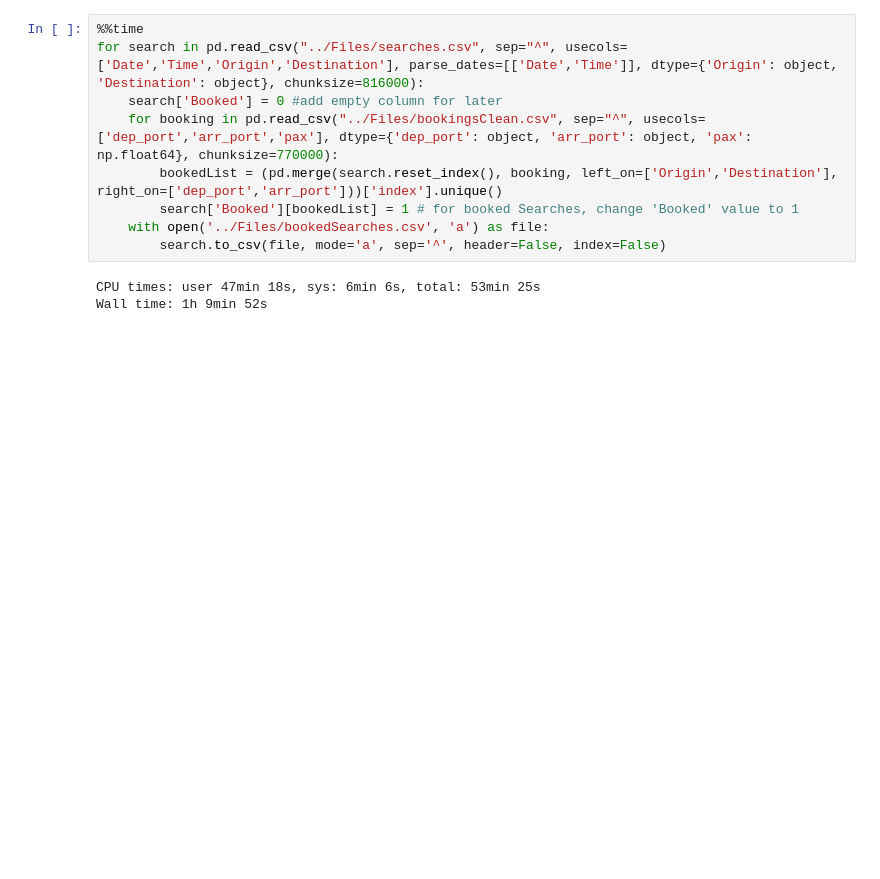
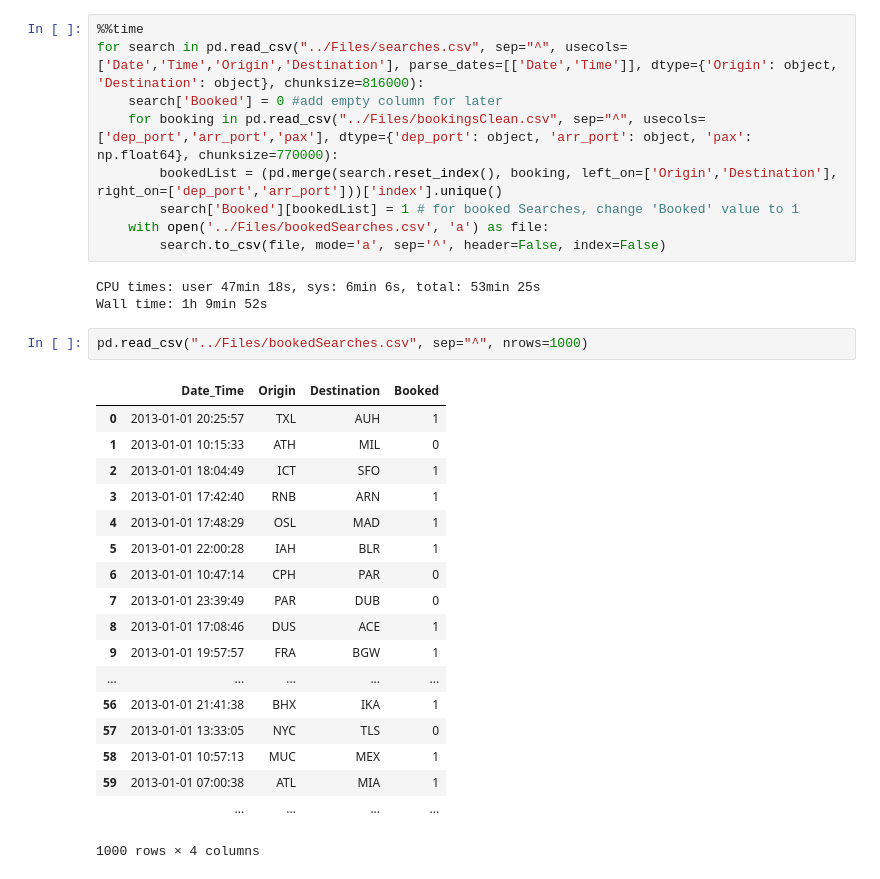
Before and after one commit to lorenzoritter/datachallenge, a Jupyter notebook: Code/AmadeusDataChallenge-Sandbox.ipynb, the cells around one changed output. Cells and saved outputs as stored; diff of their text form; blank space fills up the shorter version.

```diff
--- a/Code/AmadeusDataChallenge-Sandbox.ipynb
+++ b/Code/AmadeusDataChallenge-Sandbox.ipynb
@@ -143,3 +143,24 @@ for search in pd.read_csv("../Files/searches.csv", sep="^", usecols=['Date','Tim
 # %% [output]
 CPU times: user 47min 18s, sys: 6min 6s, total: 53min 25s
 Wall time: 1h 9min 52s
+# %%
+pd.read_csv("../Files/bookedSearches.csv", sep="^", nrows=1000)
+# %% [output]
+|  | Date_Time | Origin | Destination | Booked |
+| 0 | 2013-01-01 20:25:57 | TXL | AUH | 1 |
+| 1 | 2013-01-01 10:15:33 | ATH | MIL | 0 |
+| 2 | 2013-01-01 18:04:49 | ICT | SFO | 1 |
+| 3 | 2013-01-01 17:42:40 | RNB | ARN | 1 |
+| 4 | 2013-01-01 17:48:29 | OSL | MAD | 1 |
+| 5 | 2013-01-01 22:00:28 | IAH | BLR | 1 |
+| 6 | 2013-01-01 10:47:14 | CPH | PAR | 0 |
+| 7 | 2013-01-01 23:39:49 | PAR | DUB | 0 |
+| 8 | 2013-01-01 17:08:46 | DUS | ACE | 1 |
+| 9 | 2013-01-01 19:57:57 | FRA | BGW | 1 |
+| ... | ... | ... | ... | ... |
+| 56 | 2013-01-01 21:41:38 | BHX | IKA | 1 |
+| 57 | 2013-01-01 13:33:05 | NYC | TLS | 0 |
+| 58 | 2013-01-01 10:57:13 | MUC | MEX | 1 |
+| 59 | 2013-01-01 07:00:38 | ATL | MIA | 1 |
+|  | ... | ... | ... | ... |
+1000 rows × 4 columns
```
Also changed, not shown: 11 other files.
